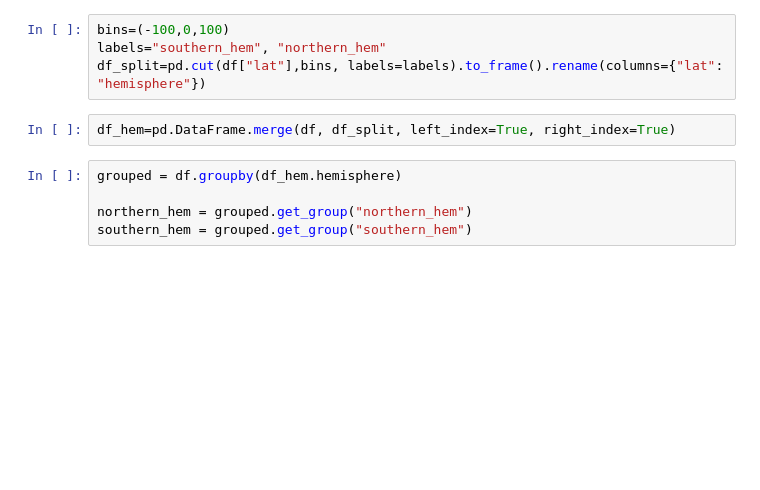
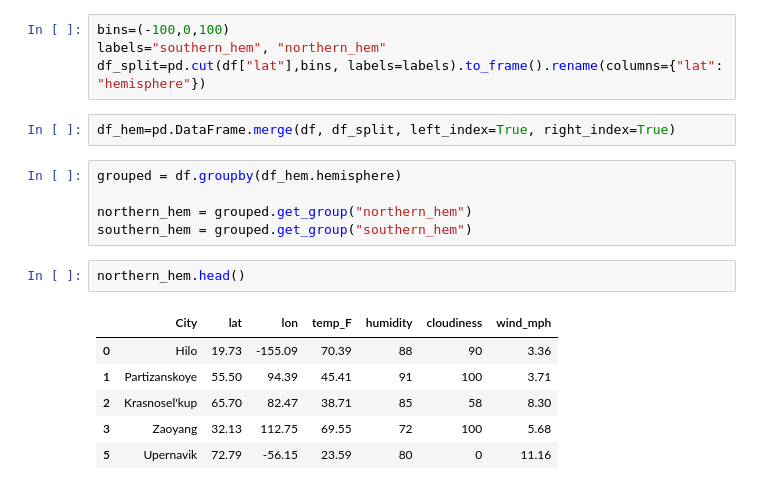
Before and after one commit to rchaynie/python-api-challenge, a Jupyter notebook: WeatherPy/Untitled.ipynb, the cells around one changed output. Drawn from its saved outputs; the diff is of its cells as text; blank space fills up the shorter version.

```diff
--- a/WeatherPy/Untitled.ipynb
+++ b/WeatherPy/Untitled.ipynb
@@ -151,3 +151,12 @@ grouped = df.groupby(df_hem.hemisphere)
 
 northern_hem = grouped.get_group("northern_hem")
 southern_hem = grouped.get_group("southern_hem")
+# %%
+northern_hem.head()
+# %% [output]
+|  | City | lat | lon | temp_F | humidity | cloudiness | wind_mph |
+| 0 | Hilo | 19.73 | -155.09 | 70.39 | 88 | 90 | 3.36 |
+| 1 | Partizanskoye | 55.50 | 94.39 | 45.41 | 91 | 100 | 3.71 |
+| 2 | Krasnosel'kup | 65.70 | 82.47 | 38.71 | 85 | 58 | 8.30 |
+| 3 | Zaoyang | 32.13 | 112.75 | 69.55 | 72 | 100 | 5.68 |
+| 5 | Upernavik | 72.79 | -56.15 | 23.59 | 80 | 0 | 11.16 |
```
Also changed, not shown: parts of 1 cell of this notebook.
